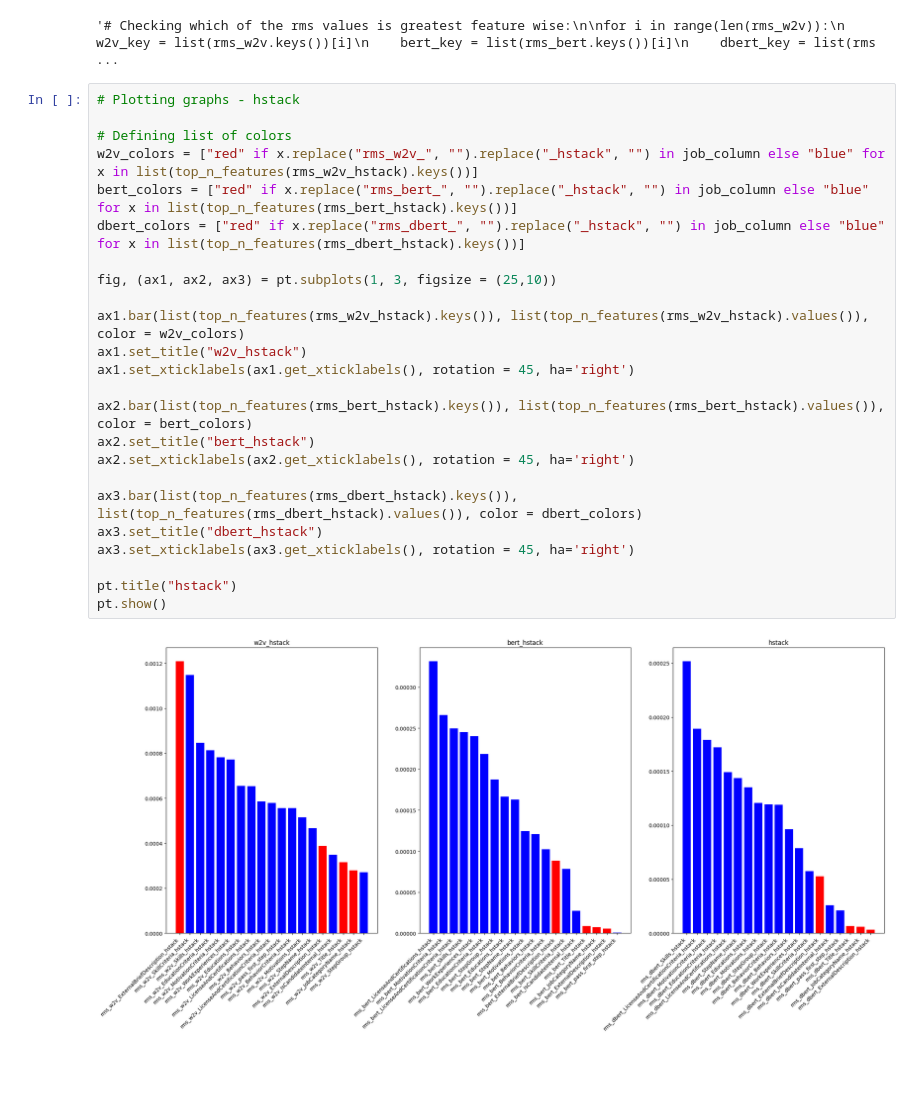
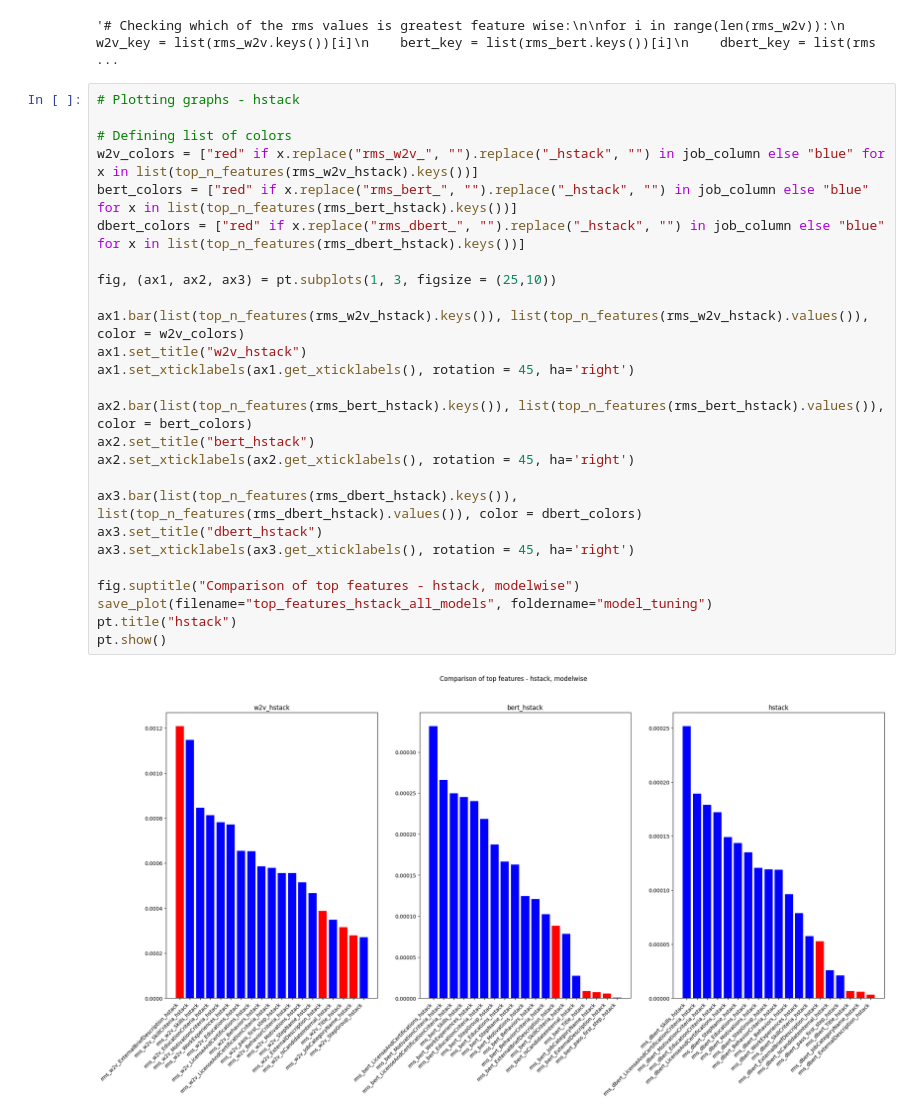
Before and after one commit to rathishsekhar/Opportunity_Application_Ranker, a Jupyter notebook: notebooks/06_model_tuning/06_model_tuning.ipynb, the cells around one changed output. Drawn from its saved outputs; the diff is of its cells as text; blank space fills up the shorter version.

```diff
--- a/notebooks/06_model_tuning/06_model_tuning.ipynb
+++ b/notebooks/06_model_tuning/06_model_tuning.ipynb
@@ -560,29 +562,31 @@ for i in range(len(rms_w2v)):
 # %%
 # Plotting graphs - hstack
 
 # Defining list of colors
 w2v_colors = ["red" if x.replace("rms_w2v_", "").replace("_hstack", "") in job_column else "blue" for x in list(top_n_features(rms_w2v_hstack).keys())]
 bert_colors = ["red" if x.replace("rms_bert_", "").replace("_hstack", "") in job_column else "blue" for x in list(top_n_features(rms_bert_hstack).keys())]
 dbert_colors = ["red" if x.replace("rms_dbert_", "").replace("_hstack", "") in job_column else "blue" for x in list(top_n_features(rms_dbert_hstack).keys())]
 
 fig, (ax1, ax2, ax3) = pt.subplots(1, 3, figsize = (25,10))
 
 ax1.bar(list(top_n_features(rms_w2v_hstack).keys()), list(top_n_features(rms_w2v_hstack).values()), color = w2v_colors)
 ax1.set_title("w2v_hstack")
 ax1.set_xticklabels(ax1.get_xticklabels(), rotation = 45, ha='right')
 
 ax2.bar(list(top_n_features(rms_bert_hstack).keys()), list(top_n_features(rms_bert_hstack).values()), color = bert_colors)
 ax2.set_title("bert_hstack")
 ax2.set_xticklabels(ax2.get_xticklabels(), rotation = 45, ha='right')
 
 ax3.bar(list(top_n_features(rms_dbert_hstack).keys()), list(top_n_features(rms_dbert_hstack).values()), color = dbert_colors)
 ax3.set_title("dbert_hstack")
 ax3.set_xticklabels(ax3.get_xticklabels(), rotation = 45, ha='right')
 
+fig.suptitle("Comparison of top features - hstack, modelwise")
+save_plot(filename="top_features_hstack_all_models", foldername="model_tuning")
 pt.title("hstack")
 pt.show()
 # %% [output]
-[figure, old version]
+[figure, new version]
 # %%
 # Plotting graphs - vstack
 
```
Also changed, not shown: parts of 3 cells of this notebook, 1 other file.
